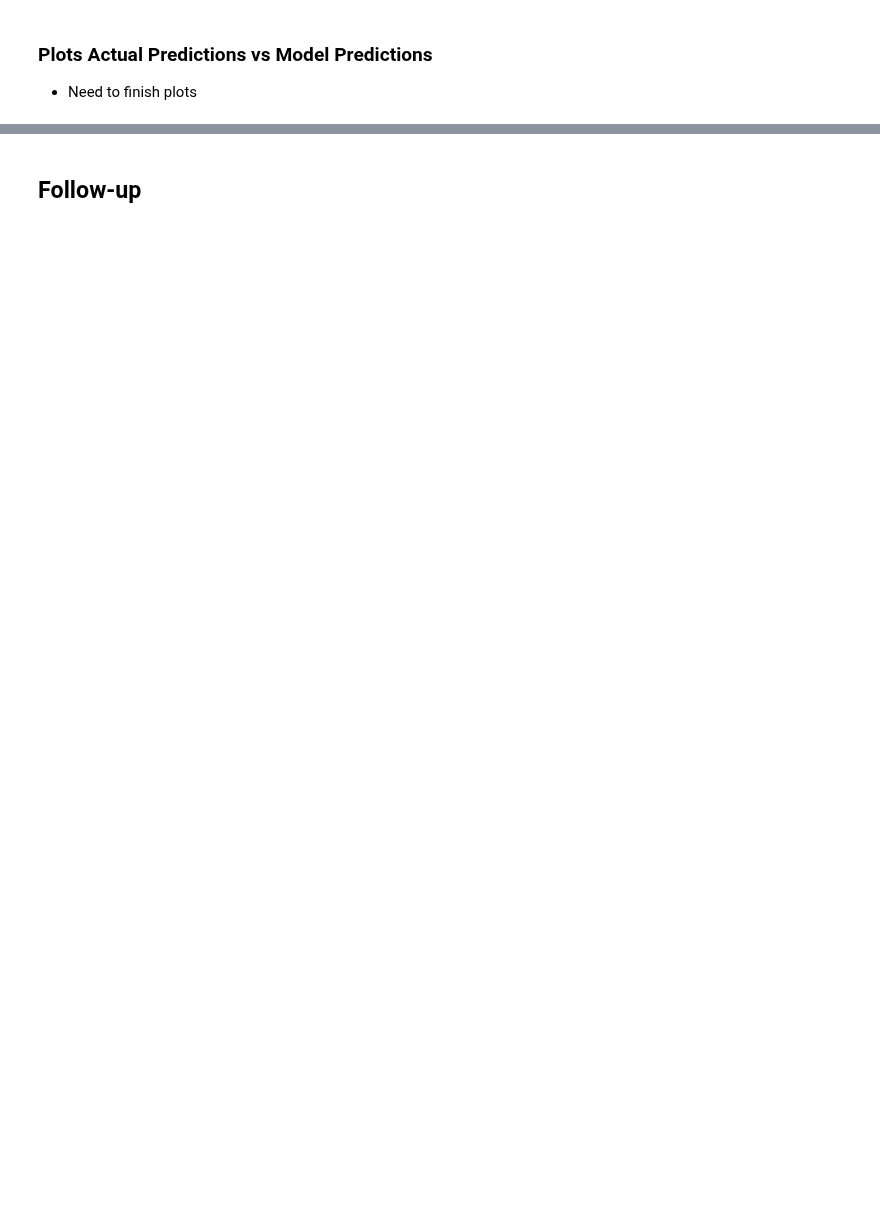
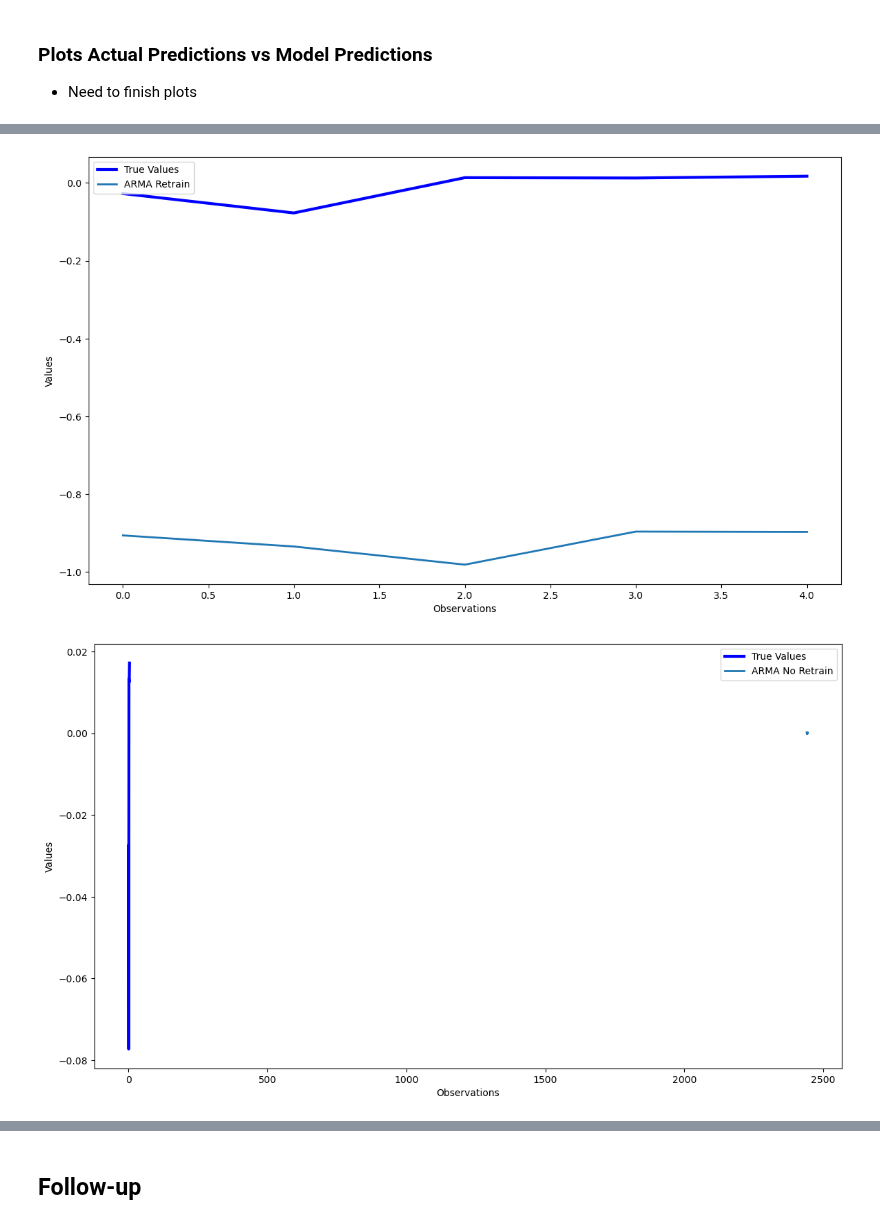
Before and after one commit to Brinkley97/applied_time_series_and_machine_learning, a Jupyter notebook: framework_for_time_series_data/nlp_ts/paper-stock-sse-daily-returns.ipynb, the cells around one changed output, grey strips where cells are left out. Cells and saved outputs as stored; diff of their text form; code cells hidden in the pictures; blank space fills up the shorter version.

```diff
--- a/framework_for_time_series_data/nlp_ts/paper-stock-sse-daily-returns.ipynb
+++ b/framework_for_time_series_data/nlp_ts/paper-stock-sse-daily-returns.ipynb
@@ -545,0 +634,32 @@ prediction_plots.plot_in_sample_predictions()
+# %%
+# 'ARMA No Retrain': arma_predictions_no_retrain,
+arma_predictions_dict = {
+
+    'ARMA Retrain': arma_predictions_retrain,
+}
+prediction_plots = InterpolatePlotter(diff_test_df, arma_predictions_dict)
+prediction_plots.plot_in_sample_predictions(scatter_plot)
+
+arma_predictions_dict = {
+
+    'ARMA No Retrain': arma_predictions_no_retrain,
+}
+prediction_plots = InterpolatePlotter(diff_test_df, arma_predictions_dict)
+prediction_plots.plot_in_sample_predictions(scatter_plot)
+
+arma_predictions_dict = {
+
+    'ARIMA Retrain': arima_predictions_retrain
+}
+prediction_plots = InterpolatePlotter(diff_test_df, arma_predictions_dict)
+prediction_plots.plot_in_sample_predictions(scatter_plot)
+
+arima_predictions_dict = {
+
+    'ARIMA No Retrain': arima_predictions_no_retrain,
+}
+prediction_plots = InterpolatePlotter(diff_test_df, arima_predictions_dict)
+prediction_plots.plot_in_sample_predictions(scatter_plot)
+# %% [output]
+[figure, added]
+[figure, added]
```
Also changed, not shown: parts of 20 cells of this notebook, 1 other file.
